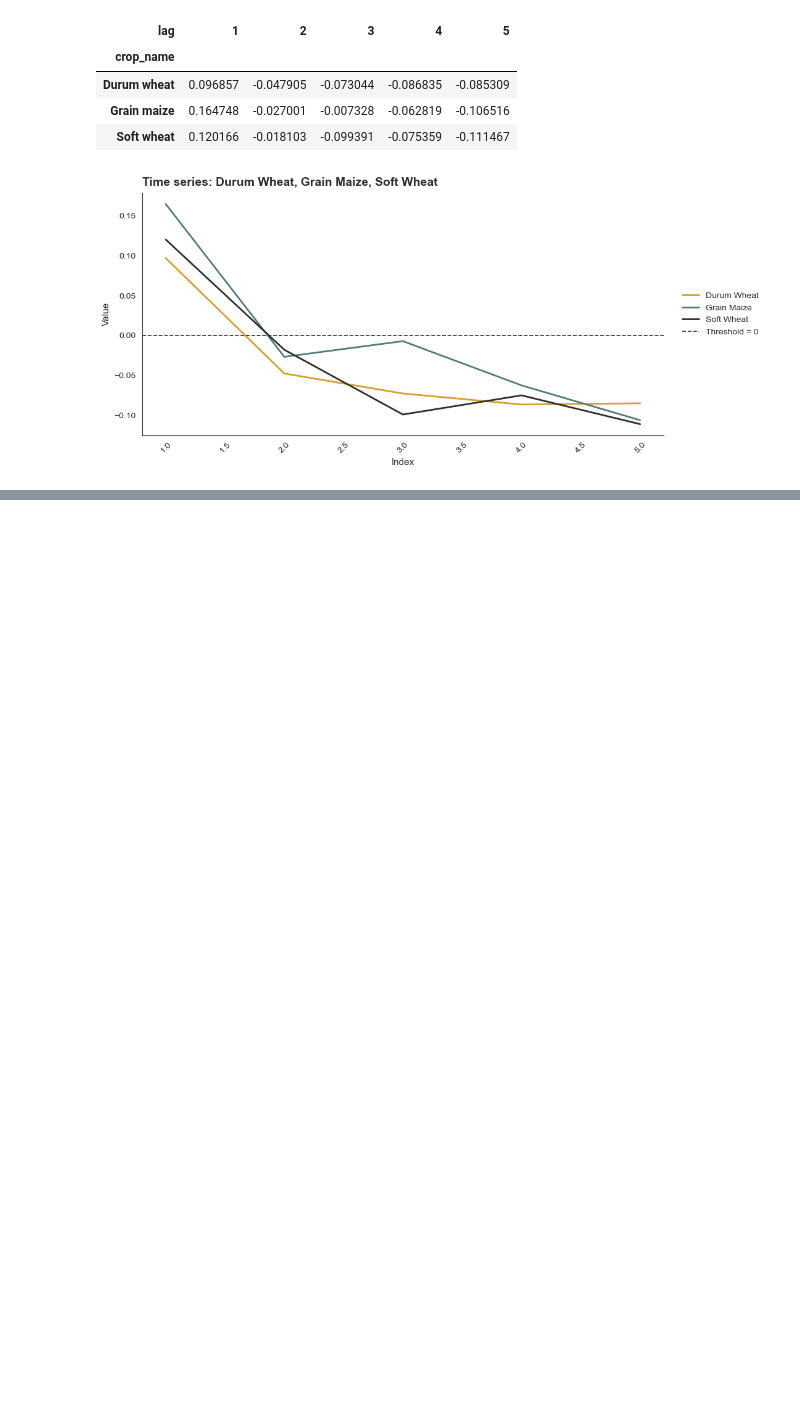
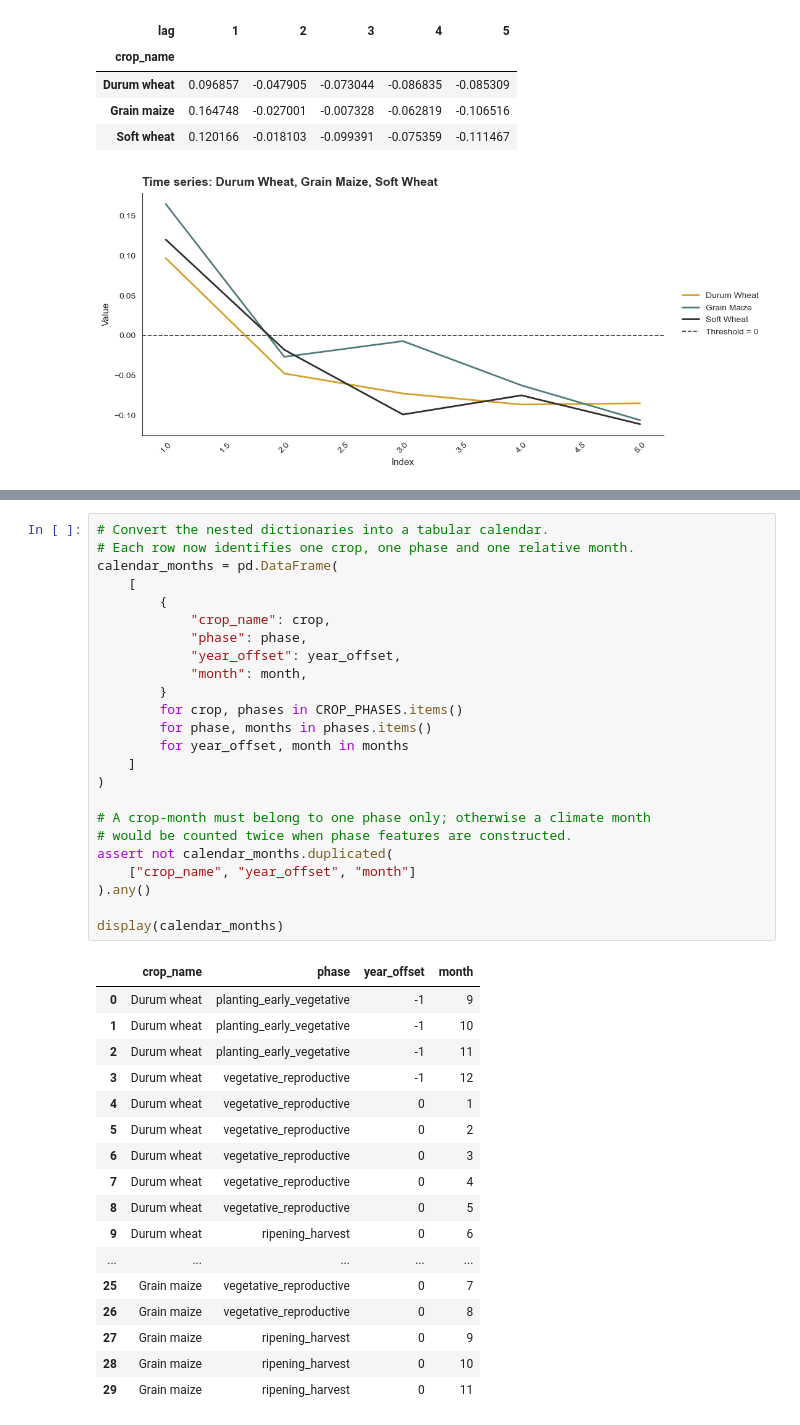
Before and after one commit to AlessioRepetto/agriclimate-intelligence, a Jupyter notebook: notebooks/EDA_AgriClimate_Intelligence.ipynb, the cells around one changed output, grey strips where cells are left out. Drawn from its saved outputs; the diff is of its cells as text; blank space fills up the shorter version.

```diff
--- a/notebooks/EDA_AgriClimate_Intelligence.ipynb
+++ b/notebooks/EDA_AgriClimate_Intelligence.ipynb
@@ -1844,0 +2257,42 @@ The first annual lag is the only candidate showing a sufficiently recurrent sign
+# %%
+# Convert the nested dictionaries into a tabular calendar.
+# Each row now identifies one crop, one phase and one relative month.
+calendar_months = pd.DataFrame(
+    [
+        {
+            "crop_name": crop,
+            "phase": phase,
+            "year_offset": year_offset,
+            "month": month,
+        }
+        for crop, phases in CROP_PHASES.items()
+        for phase, months in phases.items()
+        for year_offset, month in months
+    ]
+)
+
+# A crop-month must belong to one phase only; otherwise a climate month
+# would be counted twice when phase features are constructed.
+assert not calendar_months.duplicated(
+    ["crop_name", "year_offset", "month"]
+).any()
+
+display(calendar_months)
+# %% [output]
+|  | crop_name | phase | year_offset | month |
+| 0 | Durum wheat | planting_early_vegetative | -1 | 9 |
+| 1 | Durum wheat | planting_early_vegetative | -1 | 10 |
+| 2 | Durum wheat | planting_early_vegetative | -1 | 11 |
+| 3 | Durum wheat | vegetative_reproductive | -1 | 12 |
+| 4 | Durum wheat | vegetative_reproductive | 0 | 1 |
+| 5 | Durum wheat | vegetative_reproductive | 0 | 2 |
+| 6 | Durum wheat | vegetative_reproductive | 0 | 3 |
+| 7 | Durum wheat | vegetative_reproductive | 0 | 4 |
+| 8 | Durum wheat | vegetative_reproductive | 0 | 5 |
+| 9 | Durum wheat | ripening_harvest | 0 | 6 |
+| ... | ... | ... | ... | ... |
+| 25 | Grain maize | vegetative_reproductive | 0 | 7 |
+| 26 | Grain maize | vegetative_reproductive | 0 | 8 |
+| 27 | Grain maize | ripening_harvest | 0 | 9 |
+| 28 | Grain maize | ripening_harvest | 0 | 10 |
+| 29 | Grain maize | ripening_harvest | 0 | 11 |
```
Also changed, not shown: parts of 56 cells of this notebook.
